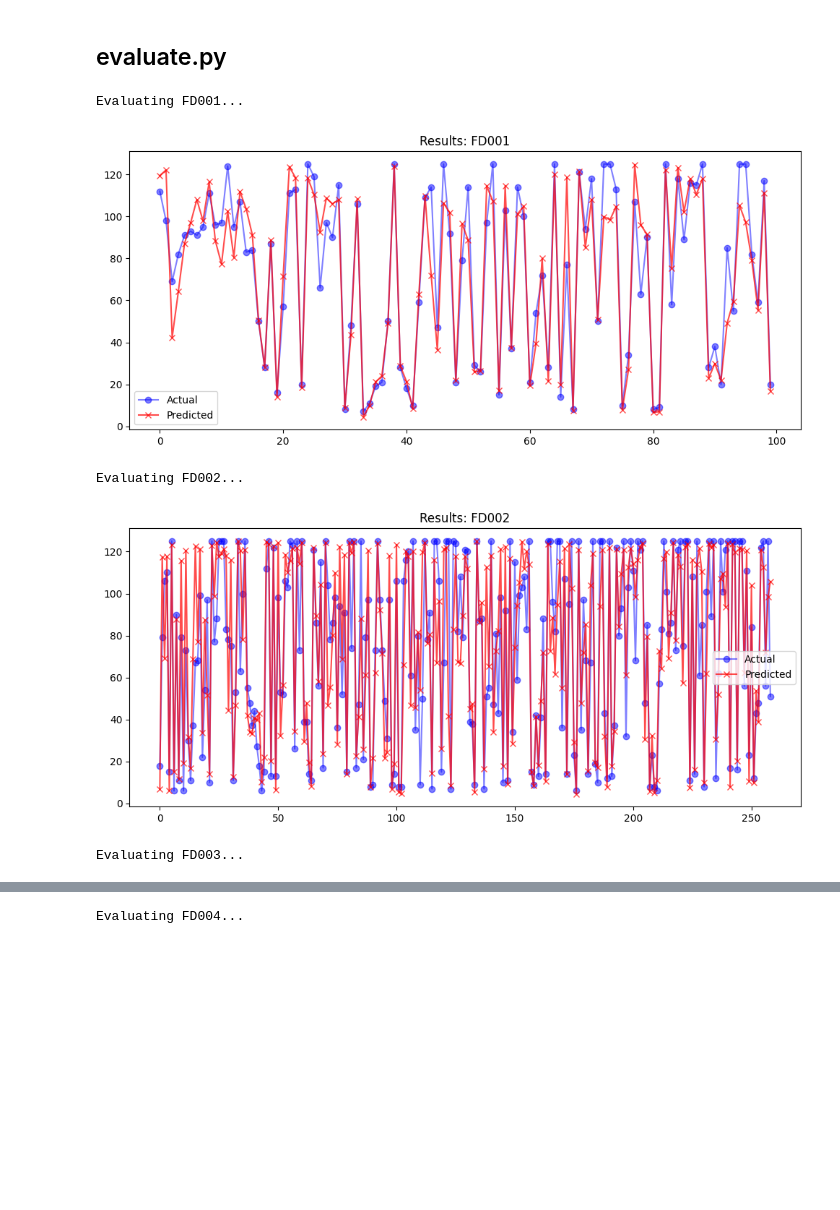
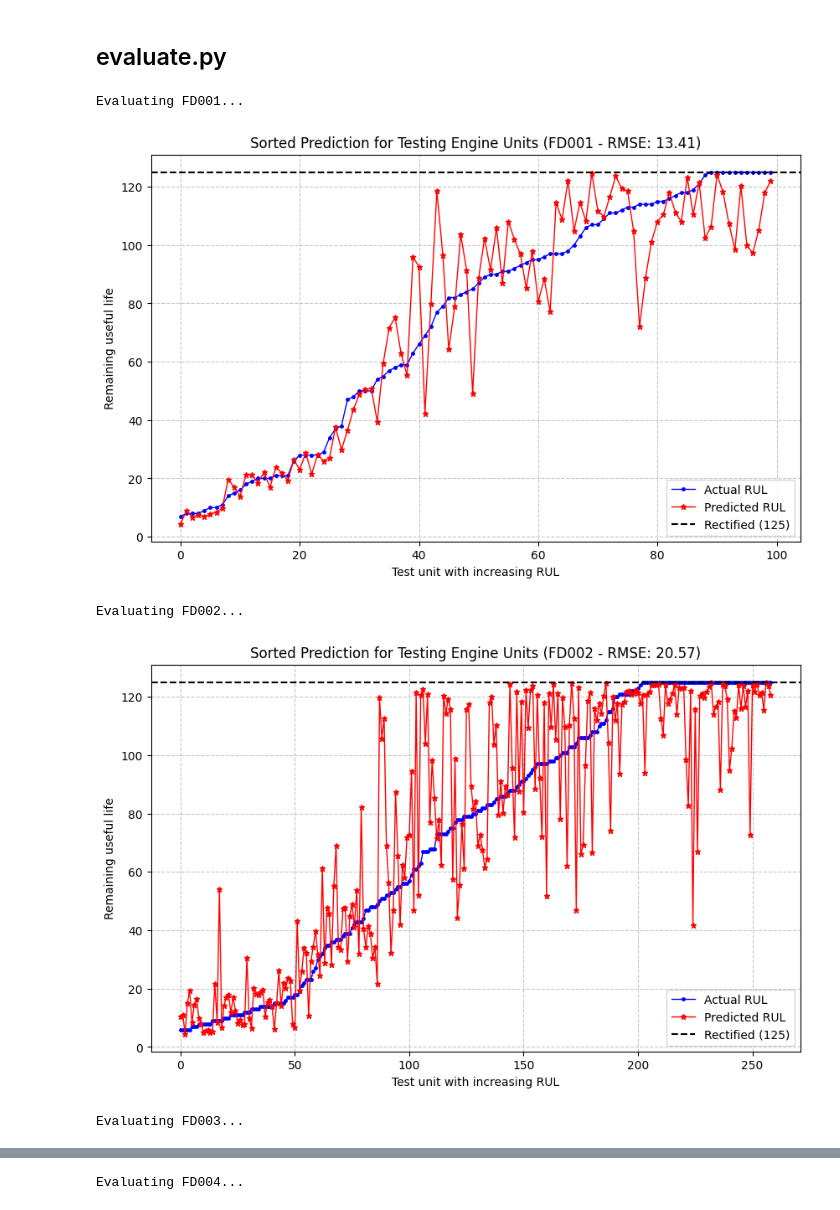
Before and after one commit to AchintyaGahalaut/idl_final_draft2, a Jupyter notebook: idl_project2/baseline_lstm/lstm_multi_v2.ipynb, the cells around one changed output, grey strips where cells are left out. Saved outputs shown, nothing was run; the diff lists cells and outputs as text; code cells hidden in the pictures; blank space fills up the shorter version.

Commit message:
changes to graphs for both lstm_multi_v2.ipynb and final_dcnn_variant.ipynb

```diff
--- a/idl_project2/baseline_lstm/lstm_multi_v2.ipynb
+++ b/idl_project2/baseline_lstm/lstm_multi_v2.ipynb
@@ -299,6 +299,12 @@ Final Test RMSE:  24.6357
 # %% [markdown]
 <h2>evaluate.py</h2>
 # %%
+import torch
+import torch.nn as nn
+import pandas as pd
+import numpy as np
+import matplotlib.pyplot as plt
+
 def evaluate_model(dataset_id='FD001'):
     DEVICE = torch.device('cuda' if torch.cuda.is_available() else 'cpu')
     print(f"\nEvaluating {dataset_id}...")
@@ -310,38 +316,48 @@ def evaluate_model(dataset_id='FD001'):
 
     test_df = pd.read_csv(f'test_preprocessed_{dataset_id}.csv')
     window_size = checkpoint['window_size']
     X_test, y_test = [], []
 
     for unit in test_df['unit'].unique():
         unit_data = test_df[test_df['unit'] == unit]
         features = unit_data.drop(columns=['unit', 'RUL']).values
         if len(unit_data) >= window_size:
             window = features[-window_size:]
         else:
             padding = np.zeros((window_size - len(unit_data), checkpoint['input_size']))
             window = np.vstack((padding, features))
         X_test.append(window)
         y_test.append(unit_data['RUL'].iloc[-1])
 
     X_test = torch.tensor(np.array(X_test), dtype=torch.float32).to(DEVICE)
     with torch.no_grad():
         preds = model(X_test).cpu().numpy().flatten()
 
     from sklearn.metrics import mean_squared_error
     rmse = np.sqrt(mean_squared_error(y_test, preds))
 
-    plt.figure(figsize=(12, 5))
-    plt.plot(y_test, 'b-o', alpha=0.5, label='Actual')
-    plt.plot(preds, 'r-x', alpha=0.7, label='Predicted')
-    plt.title(f'Results: {dataset_id}')
+    # Sort results by true RUL for a better visualization (matches paper format)
+    y_test = np.array(y_test)
+    sort_idx = np.argsort(y_test)
+    sorted_y_test = y_test[sort_idx]
+    sorted_preds = preds[sort_idx]
+
+    plt.figure(figsize=(10, 6))
+    plt.plot(sorted_y_test, color='blue', label='Actual RUL', marker='.', markersize=5, linewidth=1)
+    plt.plot(sorted_preds, color='red', label='Predicted RUL', marker='*', markersize=5, linewidth=1)
+    plt.axhline(y=125, color='black', linestyle='--', label='Rectified (125)')
+    plt.title(f'Sorted Prediction for Testing Engine Units ({dataset_id} - RMSE: {rmse:.2f})')
+    plt.xlabel('Test unit with increasing RUL')
+    plt.ylabel('Remaining useful life')
     plt.legend()
+    plt.grid(True, linestyle='--', alpha=0.7)
     plt.show()
 
 for ds in ['FD001', 'FD002', 'FD003', 'FD004']:
     evaluate_model(ds)
 # %% [output]
 Evaluating FD001...
-[figure, old version]
+[figure, new version]
 Evaluating FD002...
-[figure, old version]
+[figure, new version]
 Evaluating FD003...
```
Also changed, not shown: parts of 1 cell of this notebook, 12 other files.
